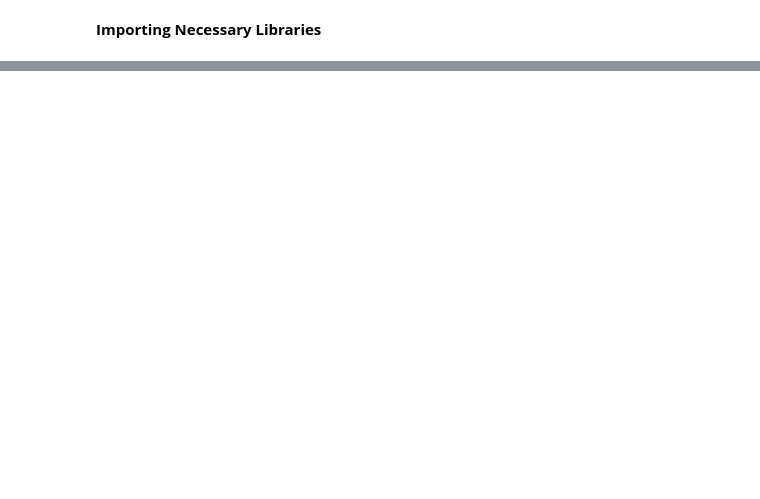
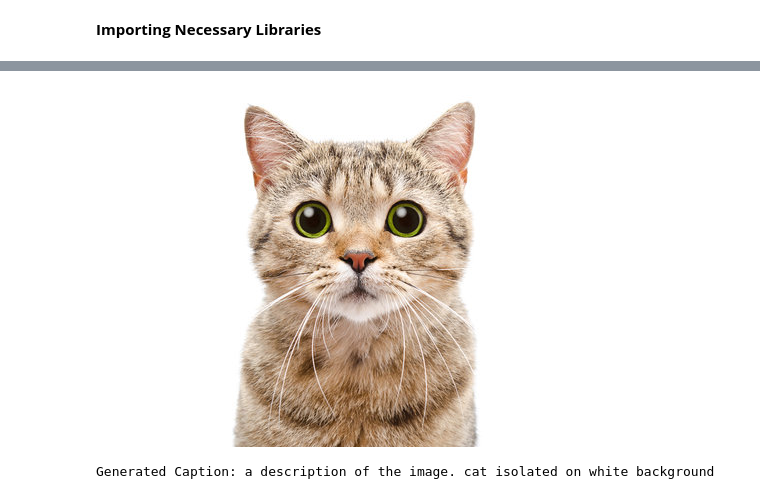
Before and after one commit to AnushkaMazumdar2/Natural-Language-Processing, a Jupyter notebook: Anushka_505_Lab8.ipynb, the cells around one changed output, grey strips where cells are left out. Cells and saved outputs as stored; diff of their text form; code cells hidden in the pictures; blank space fills up the shorter version.

```diff
--- a/Anushka_505_Lab8.ipynb
+++ b/Anushka_505_Lab8.ipynb
@@ -670,0 +131,15 @@ Predicted Hindi Translation:  जब वहाँ एक ही किताब
+# %%
+image = cv2.imread("/content/img7.jpg")
+cv2_imshow(image)
+# %% [output]
+[figure, added]
+# %%
+def main():
+    image_path = "img7.jpg"
+    text = "A description of the image."
+    caption = process_text_and_image(image_path, text)
+    print("Generated Caption:", caption)
+if __name__ == "__main__":
+    main()
+# %% [output]
+Generated Caption: a description of the image. cat isolated on white background
```
Also changed, not shown: parts of 80 cells of this notebook.
